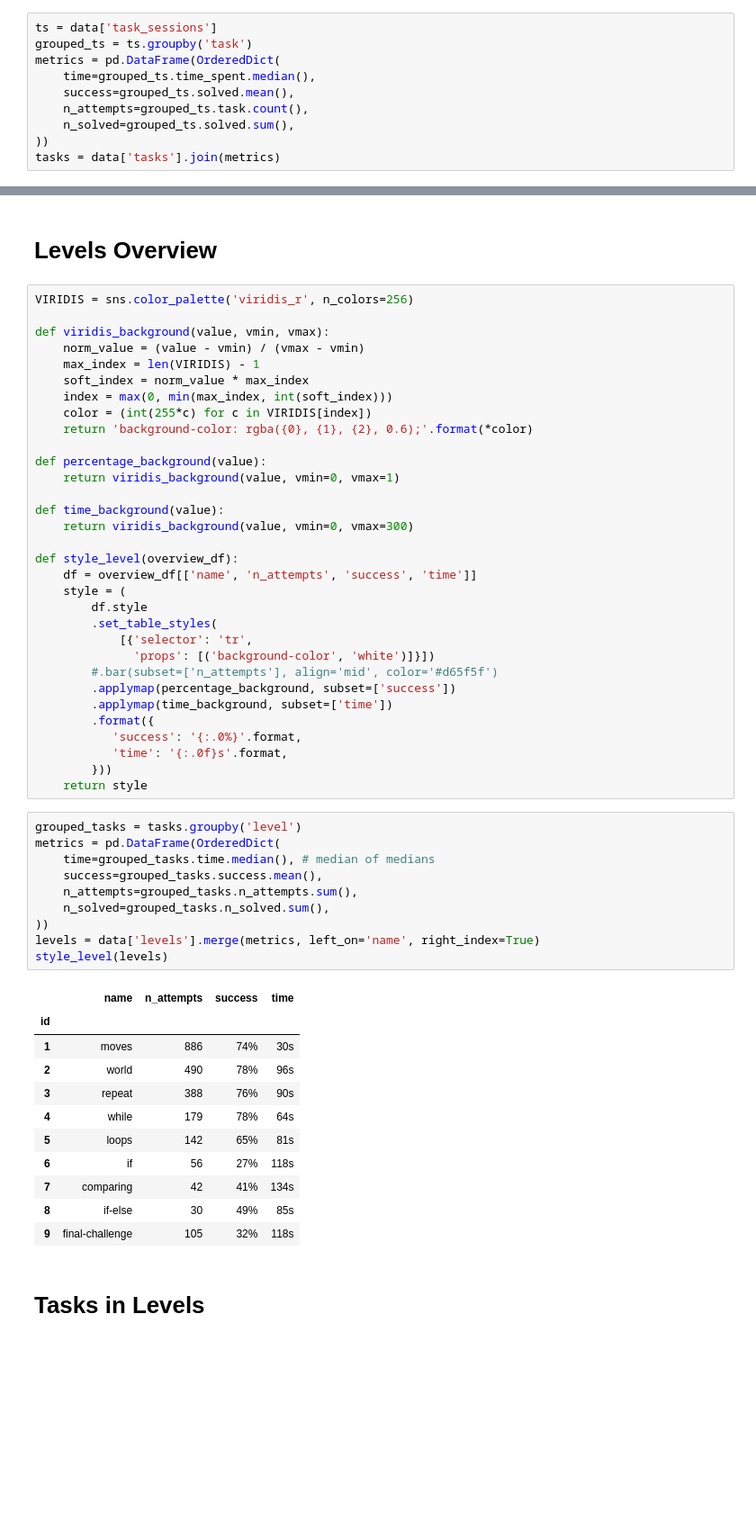
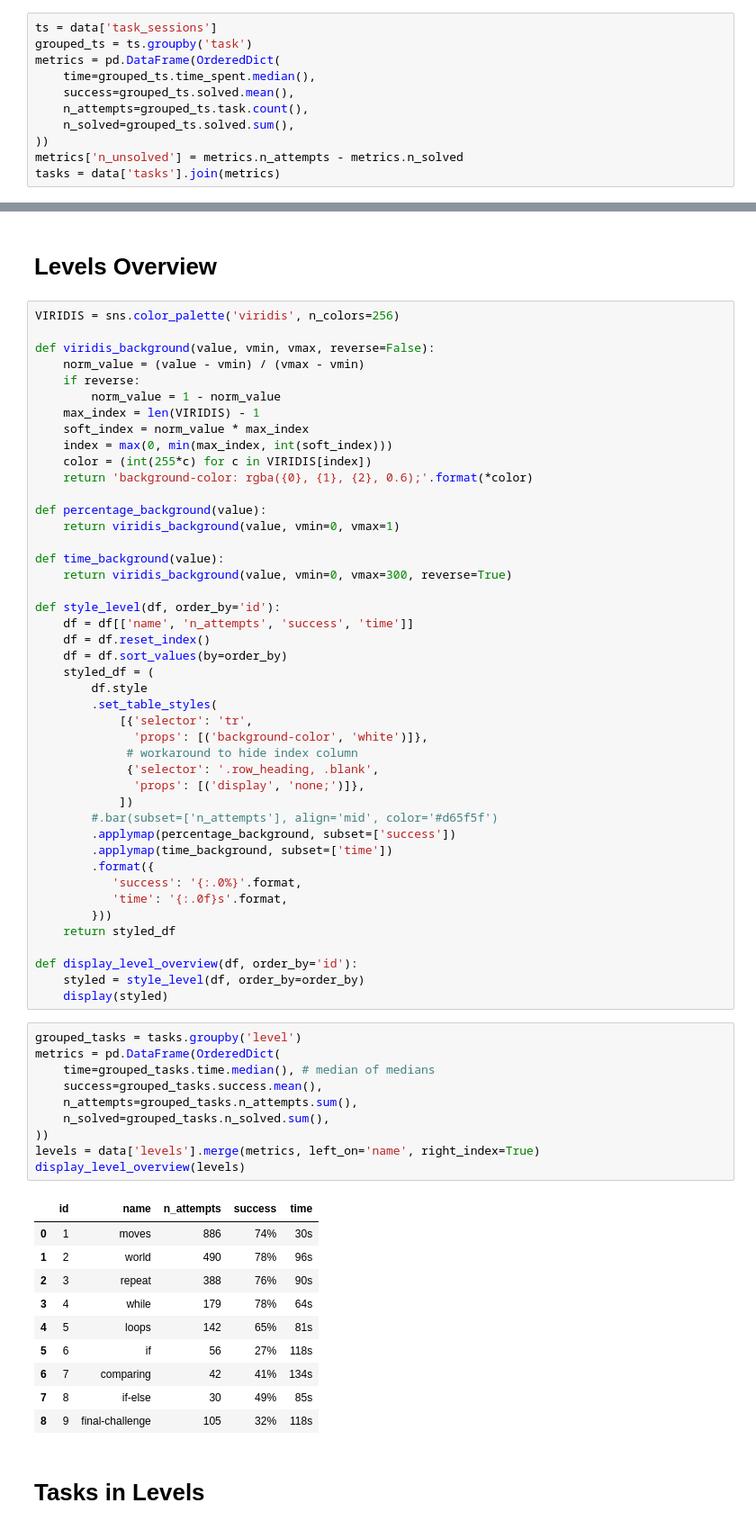
Before and after one commit to adaptive-learning/robomission, a Jupyter notebook: backend/monitoring/notebooks/monitoring_template.ipynb, the cells around one changed output, grey strips where cells are left out. Shown at 90% size. Drawn from its saved outputs; the diff is of its cells as text; blank space fills up the shorter version.

```diff
--- a/backend/monitoring/notebooks/monitoring_template.ipynb
+++ b/backend/monitoring/notebooks/monitoring_template.ipynb
@@ -41,5 +41,6 @@ metrics = pd.DataFrame(OrderedDict(
     n_attempts=grouped_ts.task.count(),
     n_solved=grouped_ts.solved.sum(),
 ))
+metrics['n_unsolved'] = metrics.n_attempts - metrics.n_solved
 tasks = data['tasks'].join(metrics)
 # %% [markdown]
@@ -72,10 +78,12 @@ tasks.plot.scatter(x='success', y='time')
 # %% [markdown]
 # Levels Overview
 # %%
-VIRIDIS = sns.color_palette('viridis_r', n_colors=256)
+VIRIDIS = sns.color_palette('viridis', n_colors=256)
 
-def viridis_background(value, vmin, vmax):
+def viridis_background(value, vmin, vmax, reverse=False):
     norm_value = (value - vmin) / (vmax - vmin)
+    if reverse:
+        norm_value = 1 - norm_value
     max_index = len(VIRIDIS) - 1
     soft_index = norm_value * max_index
     index = max(0, min(max_index, int(soft_index)))
@@ -86,15 +94,21 @@ def percentage_background(value):
     return viridis_background(value, vmin=0, vmax=1)
 
 def time_background(value):
-    return viridis_background(value, vmin=0, vmax=300)
+    return viridis_background(value, vmin=0, vmax=300, reverse=True)
 
-def style_level(overview_df):
-    df = overview_df[['name', 'n_attempts', 'success', 'time']]
-    style = (
+def style_level(df, order_by='id'):
+    df = df[['name', 'n_attempts', 'success', 'time']]
+    df = df.reset_index()
+    df = df.sort_values(by=order_by)
+    styled_df = (
         df.style
         .set_table_styles(
             [{'selector': 'tr',
-              'props': [('background-color', 'white')]}])
+              'props': [('background-color', 'white')]},
+             # workaround to hide index column
+             {'selector': '.row_heading, .blank',
+              'props': [('display', 'none;')]},
+            ])
         #.bar(subset=['n_attempts'], align='mid', color='#d65f5f')
         .applymap(percentage_background, subset=['success'])
         .applymap(time_background, subset=['time'])
@@ -102,29 +116,32 @@ def style_level(overview_df):
            'success': '{:.0%}'.format,
            'time': '{:.0f}s'.format,
         }))
-    return style
+    return styled_df
+
+def display_level_overview(df, order_by='id'):
+    styled = style_level(df, order_by=order_by)
+    display(styled)
 # %%
 grouped_tasks = tasks.groupby('level')
 metrics = pd.DataFrame(OrderedDict(
     time=grouped_tasks.time.median(), # median of medians
     success=grouped_tasks.success.mean(),
     n_attempts=grouped_tasks.n_attempts.sum(),
     n_solved=grouped_tasks.n_solved.sum(),
 ))
 levels = data['levels'].merge(metrics, left_on='name', right_index=True)
-style_level(levels)
+display_level_overview(levels)
 # %% [output]
-|  | name | n_attempts | success | time |
-| id |  |  |  |  |
-| 1 | moves | 886 | 74% | 30s |
-| 2 | world | 490 | 78% | 96s |
-| 3 | repeat | 388 | 76% | 90s |
-| 4 | while | 179 | 78% | 64s |
-| 5 | loops | 142 | 65% | 81s |
-| 6 | if | 56 | 27% | 118s |
-| 7 | comparing | 42 | 41% | 134s |
-| 8 | if-else | 30 | 49% | 85s |
-| 9 | final-challenge | 105 | 32% | 118s |
+|  | id | name | n_attempts | success | time |
+| 0 | 1 | moves | 886 | 74% | 30s |
+| 1 | 2 | world | 490 | 78% | 96s |
+| 2 | 3 | repeat | 388 | 76% | 90s |
+| 3 | 4 | while | 179 | 78% | 64s |
+| 4 | 5 | loops | 142 | 65% | 81s |
+| 5 | 6 | if | 56 | 27% | 118s |
+| 6 | 7 | comparing | 42 | 41% | 134s |
+| 7 | 8 | if-else | 30 | 49% | 85s |
+| 8 | 9 | final-challenge | 105 | 32% | 118s |
 # %% [markdown]
 # Tasks in Levels
 # %%
```
Also changed, not shown: parts of 4 cells of this notebook.
